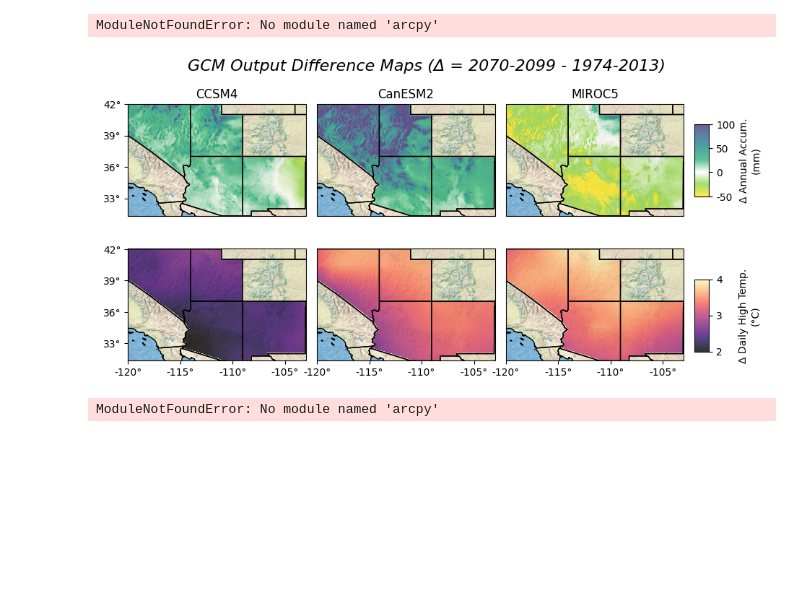
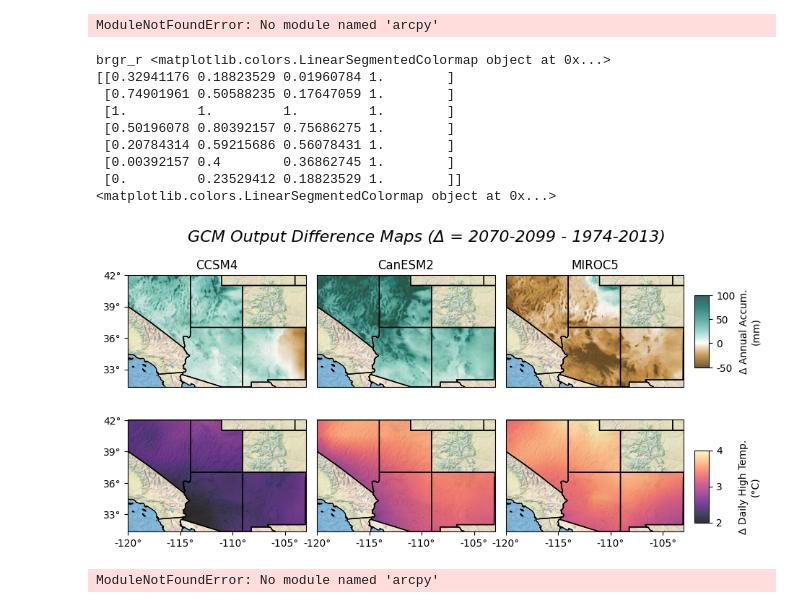
Before and after one commit to afullhart/climatechange, a Jupyter notebook: Figures/FigureMaps.ipynb, the cells around one changed output. Cells and saved outputs as stored; diff of their text form; code cells hidden in the pictures; blank space fills up the shorter version.

```diff
--- a/Figures/FigureMaps.ipynb
+++ b/Figures/FigureMaps.ipynb
@@ -102,12 +102,23 @@ fig, ax = plt.subplots(2, 3, figsize=(8, 5), subplot_kw={'projection': ccrs.Plat
 fig.tight_layout()
 fig.suptitle('        GCM Output Difference Maps (Δ = 2070-2099 - 1974-2013)', size=16, fontstyle='oblique')
 
+# cmap_str = 'viridis_r'
+# cividis_r = mpl.cm.get_cmap(cmap_str)
+# colors = cividis_r.colors
+# colors = colors[::43][:2] + [[1.0, 1.0, 1.0]] + colors[::43][2:]
+# cmap = mpl.colors.LinearSegmentedColormap.from_list('custom_accm', colors)
 
-cmap_str = 'viridis_r'
-cividis_r = mpl.cm.get_cmap(cmap_str)
-colors = cividis_r.colors
-colors = colors[::43][:2] + [[1.0, 1.0, 1.0]] + colors[::43][2:]
+cmap_str = 'BrBG'
+brgr_r = mpl.colormaps.get_cmap(cmap_str)
+print('brgr_r', brgr_r)
+
+rgba_colors = np.array([channel[:, 1] for channel in brgr_r._segmentdata.values()])
+colors = rgba_colors.T
+colors = np.append(np.append(colors[:5:2][:2], [[1.0, 1.0, 1.0, 1.0]], axis=0), colors[5:][2:], axis=0)
 cmap = mpl.colors.LinearSegmentedColormap.from_list('custom_accm', colors)
+
+print(colors)
+print(cmap)
 
 ax[0,0].set_title('CCSM4')
 ax[0,0].set_yticks([33, 36, 39, 42], crs=ccrs.PlateCarree())
@@ -222,34 +233,43 @@ ax[1,1].imshow(dem,
            cmap=cmap)
 
 dem = xr.open_rasterio(tmaxMIROC5tif)
 lon_min = dem.rio.bounds()[0]
 lat_min = dem.rio.bounds()[1]
 lon_max = dem.rio.bounds()[2]
 lat_max = dem.rio.bounds()[3]
 dem = dem[0].where(dem[0] > -1e9, np.nan)
 
 ax[1,2].set_xticks([-105, -110, -115, -119.99], crs=ccrs.PlateCarree())
 ax[1,2].set_xticklabels(['-105°', '-110°', '-115°', '-120°'])
 ax[1,2].set_extent([-120, -102.991, 31.333, 42.008])
 ax[1,2].add_feature(cartopy.feature.STATES, linewidth=1)
 ax[1,2].imshow(imread(fname), origin='upper', transform=ccrs.PlateCarree(),
           extent=[-180, 180, -90, 90])
 im2 = ax[1, 2].imshow(dem,
            extent=[lon_min, lon_max, lat_min, lat_max],
            origin='upper',
            vmin=2,
            vmax=4,
            alpha=0.80,
            cmap=cmap)
 
 cax = fig.add_axes([1.0, 0.17, 0.025, 0.2]) #[X, Y, WIDTH, HEIGHT]
 cbar = fig.colorbar(im2, cax=cax, orientation='vertical', label='\nΔ Daily High Temp.\n(°C)')
 cbar.set_ticks([2, 3, 4])
 cbar.set_ticklabels(['2', '3', '4'])
 
 fig.savefig(saveFILE, dpi=600, bbox_inches='tight')
 # %% [output]
+brgr_r <matplotlib.colors.LinearSegmentedColormap object at 0x...>
+[[0.32941176 0.18823529 0.01960784 1.        ]
+ [0.74901961 0.50588235 0.17647059 1.        ]
+ [1.         1.         1.         1.        ]
+ [0.50196078 0.80392157 0.75686275 1.        ]
+ [0.20784314 0.59215686 0.56078431 1.        ]
+ [0.00392157 0.4        0.36862745 1.        ]
+ [0.         0.23529412 0.18823529 1.        ]]
+<matplotlib.colors.LinearSegmentedColormap object at 0x...>
-[figure, old version]
+[figure, new version]
 # %%
 #########
 'ArcPy Prep for delta Ndays'
```
